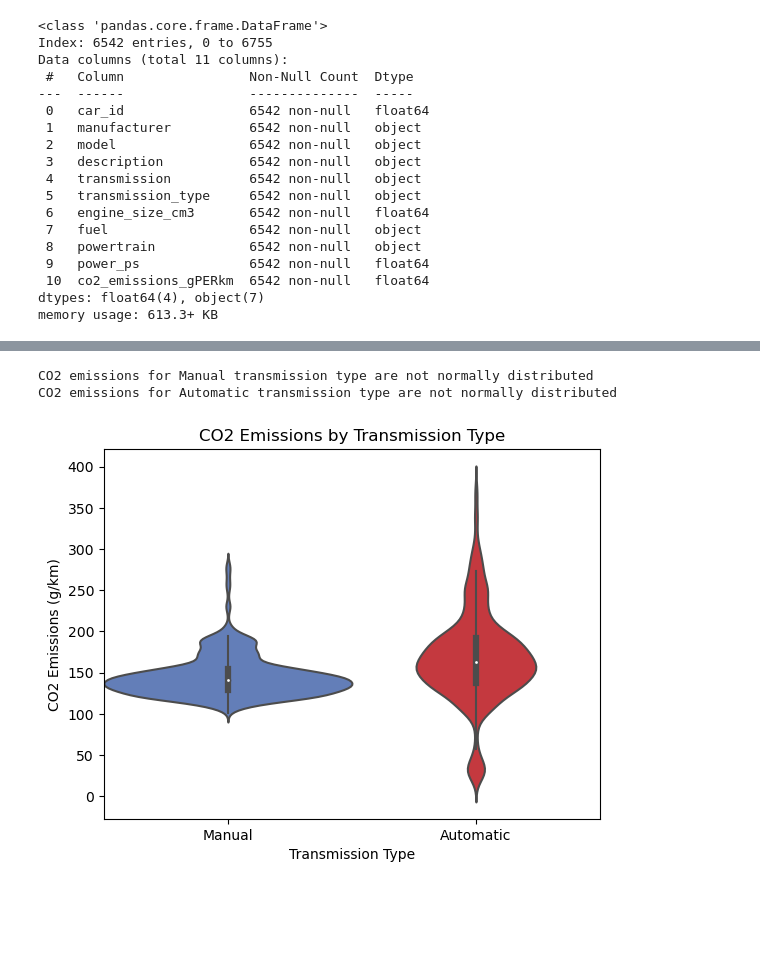
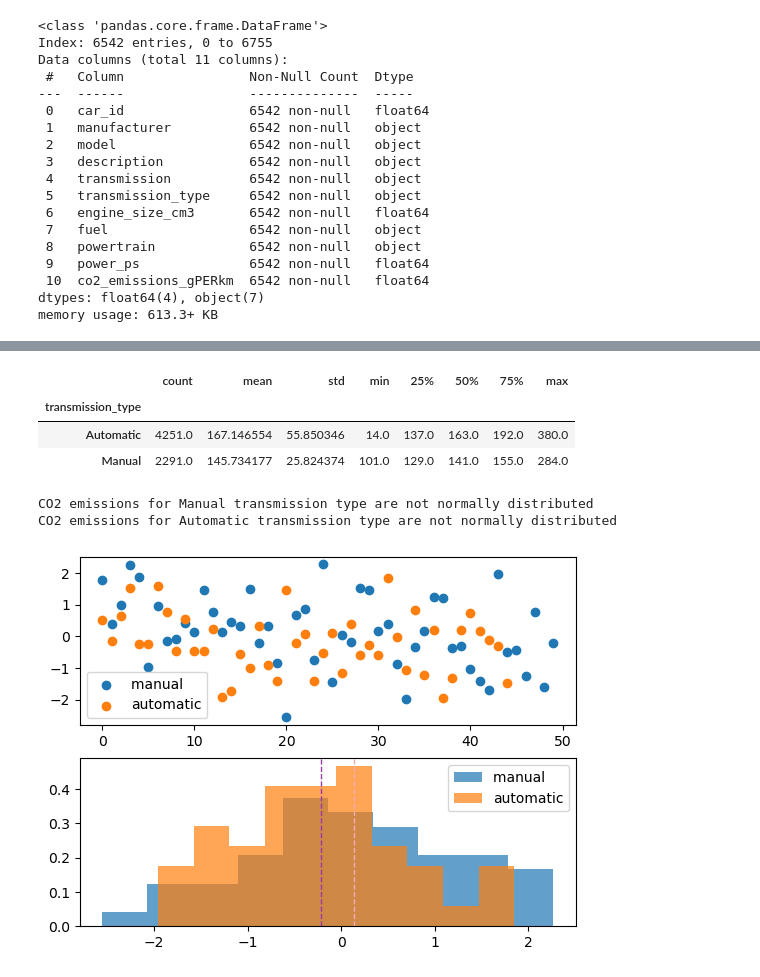
Before and after one commit to TheBoognish138/project_1_group_06, a Jupyter notebook: Isbelis_work/vehicle_emissions_EDA_question _version_3.ipynb, the cells around one changed output, grey strips where cells are left out. Drawn from its saved outputs; the diff is of its cells as text; code cells hidden in the pictures; blank space fills up the shorter version.

```diff
--- a/Isbelis_work/vehicle_emissions_EDA_question _version_3.ipynb
+++ b/Isbelis_work/vehicle_emissions_EDA_question _version_3.ipynb
@@ -203,3 +210,15 @@ Name: count, dtype: int64
+# %%
+summary_table = df_emissions_clean.groupby('transmission_type')['co2_emissions_gPERkm'].describe()
+summary_table.style.set_properties(**{'text-align': 'center'}).set_table_styles([ dict(selector='th', props=[('text-align', 'center')] )])
+summary_table.round(2)
+# Save the figure
+summary_table.to_csv('summary_table.csv', index=False)
+summary_table
+# %% [output]
+|  | count | mean | std | min | 25% | 50% | 75% | max |
+| transmission_type |  |  |  |  |  |  |  |  |
+| Automatic | 4251.0 | 167.146554 | 55.850346 | 14.0 | 137.0 | 163.0 | 192.0 | 380.0 |
+| Manual | 2291.0 | 145.734177 | 25.824374 | 101.0 | 129.0 | 141.0 | 155.0 | 284.0 |
 # %%
 # Identify distribution of data
 transmission_types = df_emissions_clean['transmission_type'].unique()
@@ -218,15 +237,31 @@ for transmission in transmission_types:
 # %% [output]
 CO2 emissions for Manual transmission type are not normally distributed
 CO2 emissions for Automatic transmission type are not normally distributed
-# %%
-sns.violinplot(x='transmission_type', y='co2_emissions_gPERkm', data=df_emissions_clean,width=1, palette=["#5579c6","#db222a"])
-plt.title('CO2 Emissions by Transmission Type')
-plt.xlabel('Transmission Type')
-plt.ylabel('CO2 Emissions (g/km)')
-plt.show()
-# %% [output]
-[figure, old version]
 # %%
 # Separate data by transmission type
 manual = df_emissions_clean[df_emissions_clean['transmission_type'] == 'Manual']['co2_emissions_gPERkm']
 automatic =df_emissions_clean[df_emissions_clean["transmission_type"] == "Automatic"]['co2_emissions_gPERkm']
+# %%
+# Generate some fake data to test with
+def gendata(loc1=0, loc2=0):
+    manual = stats.norm.rvs(loc=loc1, size=50, random_state=0)
+    automatic = stats.norm.rvs(loc=loc2, size=45, random_state=42)
+    # Scatter Plot of Data
+    plt.subplot(2, 1, 1)
+    plt.scatter(range(len(manual )), manual, label="manual ")
+    plt.scatter(range(len(automatic)), automatic, label="automatic")
+    plt.legend()
+
+    # Histogram Plot of Data
+    plt.subplot(2, 1, 2)
+    plt.hist(manual, 10, density=True, alpha=0.7, label="manual ")
+    plt.hist(automatic, 10, density=True, alpha=0.7, label="automatic")
+    plt.axvline(manual.mean(), color="#f4acb7", linestyle='dashed', linewidth=1)
+    plt.axvline(automatic.mean(), color= "#973aa8", linestyle='dashed', linewidth=1)
+    plt.legend()
+
+    return manual, automatic
+# %%
+manual, automatic = gendata()
+# %% [output]
+[figure, added]
```
Also changed, not shown: parts of 7 cells of this notebook, 3 other files.
